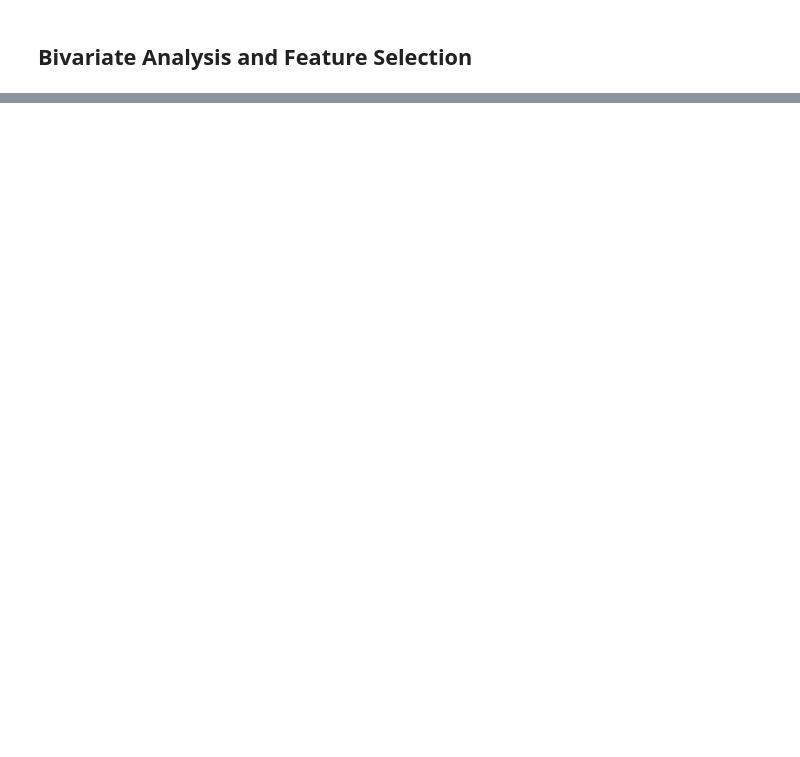
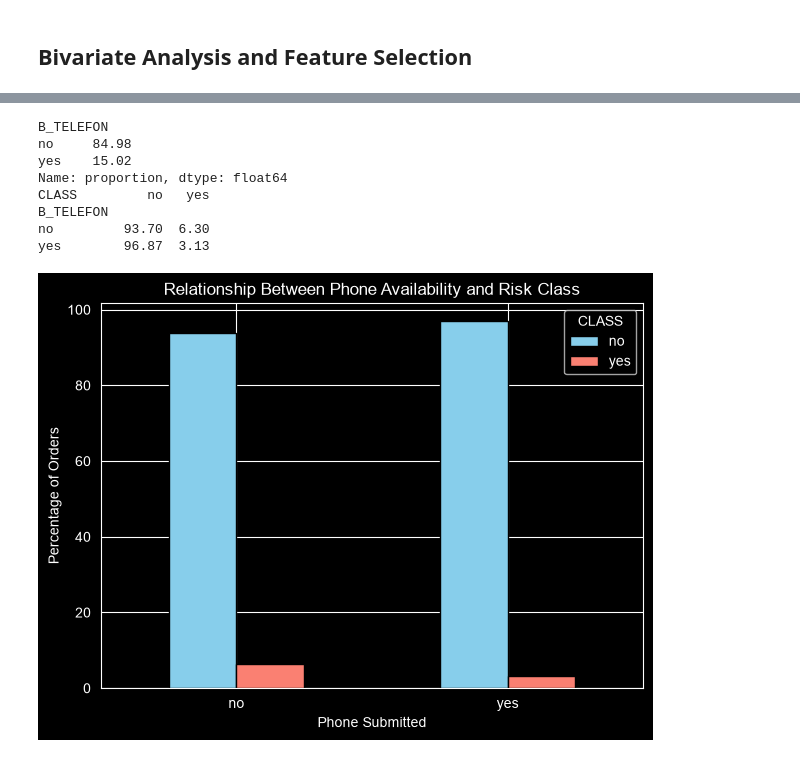
Before and after one commit to IdayatSanni/order-risk-scoring-model, a Jupyter notebook: data_eda.ipynb, the cells around one changed output, grey strips where cells are left out. Saved outputs shown, nothing was run; the diff lists cells and outputs as text; code cells hidden in the pictures; blank space fills up the shorter version.

```diff
--- a/data_eda.ipynb
+++ b/data_eda.ipynb
@@ -217,0 +284,41 @@ The majority of customers submitted an email address with their order, whereas f
+# %%
+# Relationship between phone availability and the target variable (CLASS)
+
+phone_count = (
+    cat_cols["B_TELEFON"]
+    .value_counts(normalize=True)
+    .mul(100)
+    .round(2)
+)
+
+print(phone_count)
+
+phone_class_percent = (
+    pd.crosstab(df["B_TELEFON"], df["CLASS"], normalize="index") * 100
+).round(2)
+
+print(phone_class_percent)
+
+phone_class_percent.plot(
+    kind="bar",
+    figsize=(7,5),
+    color=["skyblue", "salmon"],
+    edgecolor="black"
+)
+
+plt.title("Relationship Between Phone Availability and Risk Class")
+plt.xlabel("Phone Submitted")
+plt.ylabel("Percentage of Orders")
+plt.xticks(rotation=0)
+plt.legend(title="CLASS")
+plt.show()
+# %% [output]
+B_TELEFON
+no     84.98
+yes    15.02
+Name: proportion, dtype: float64
+CLASS         no   yes
+B_TELEFON
+no         93.70  6.30
+yes        96.87  3.13
+[figure, added]
```
Also changed, not shown: parts of 29 cells of this notebook.
